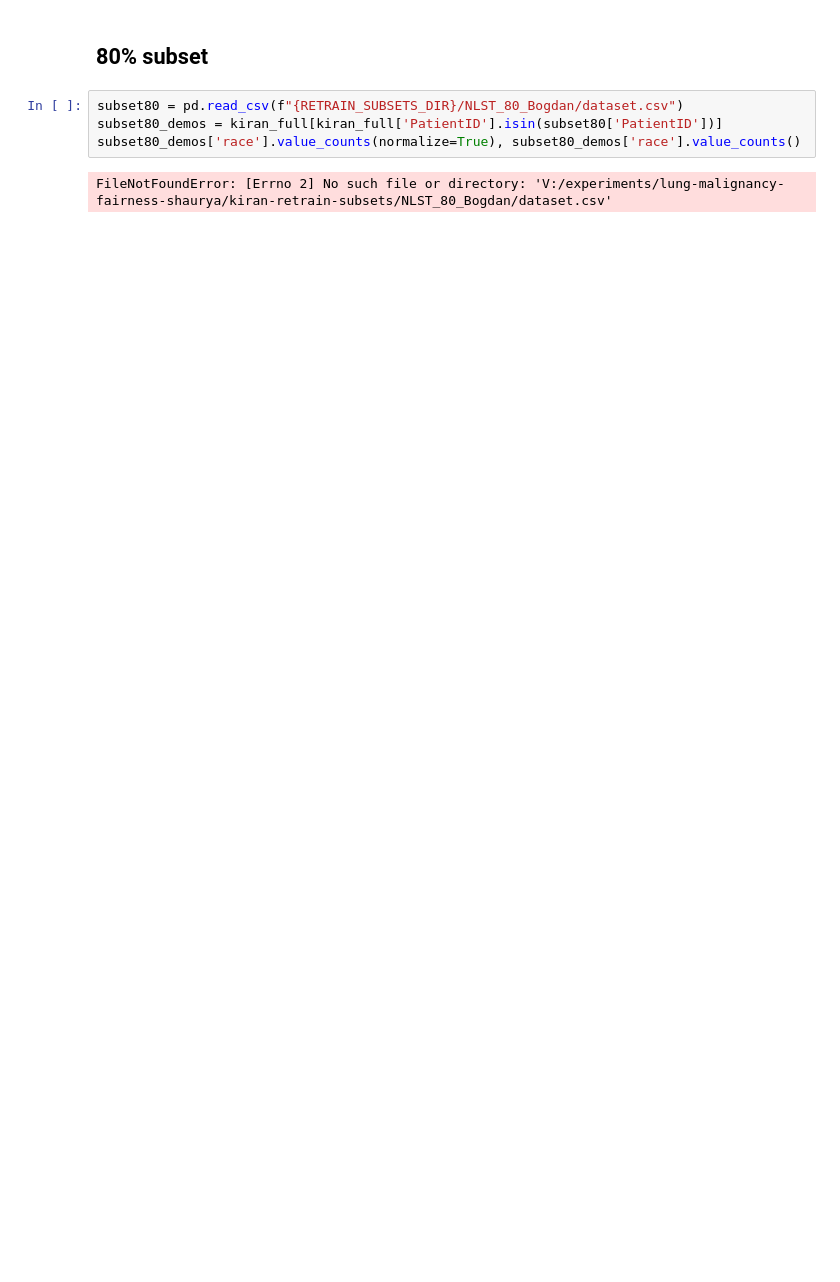
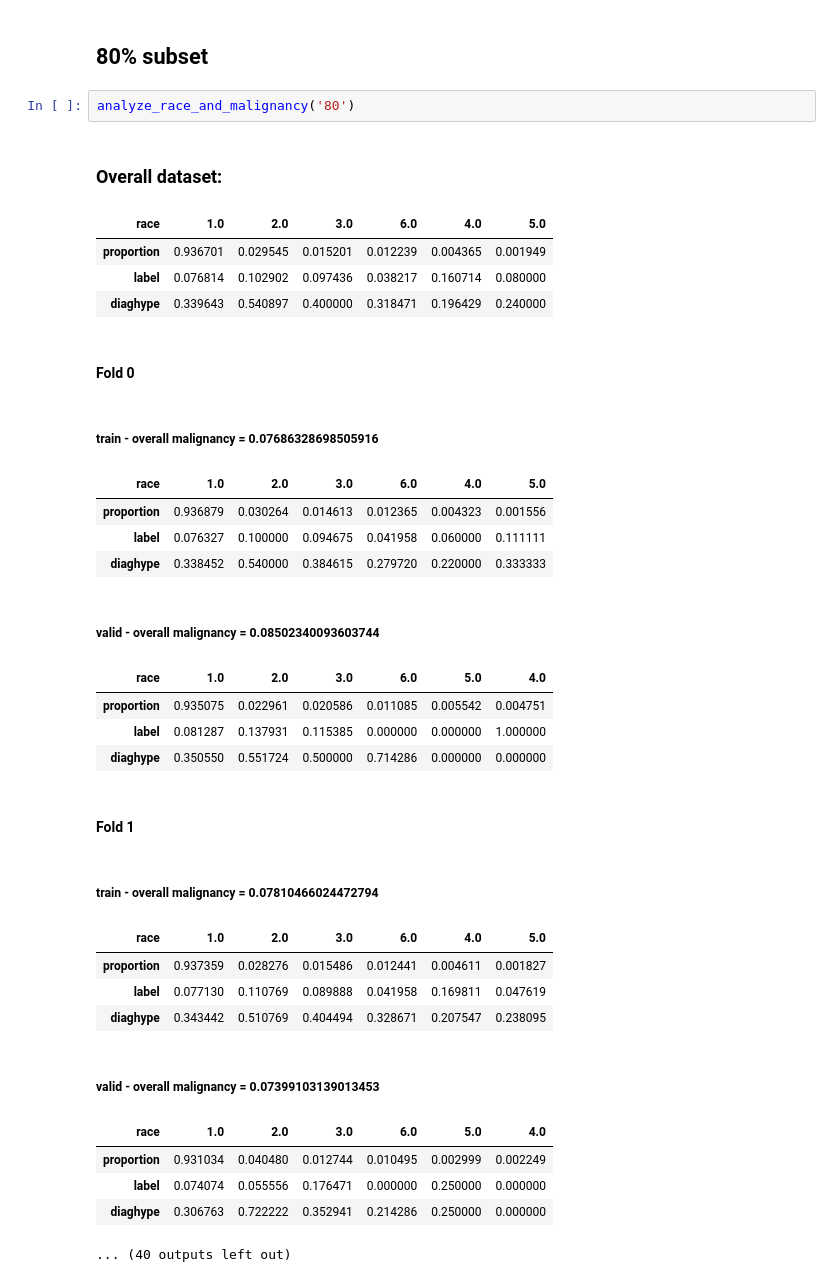
Before and after one commit to DIAGNijmegen/bodyct-lung-malignancy-fairness, a Jupyter notebook: analyze_subsets.ipynb, the cells around one changed output. Saved outputs shown, nothing was run; the diff lists cells and outputs as text; blank space fills up the shorter version.

```diff
--- a/analyze_subsets.ipynb
+++ b/analyze_subsets.ipynb
@@ -108,8 +115,33 @@ subset70_demos['race'].value_counts(normalize=True), subset70_demos['race'].valu
 # %% [markdown]
 ## 80% subset
-# %%
-subset80 = pd.read_csv(f"{RETRAIN_SUBSETS_DIR}/NLST_80_Bogdan/dataset.csv")
-subset80_demos = kiran_full[kiran_full['PatientID'].isin(subset80['PatientID'])]
-subset80_demos['race'].value_counts(normalize=True), subset80_demos['race'].value_counts()
-# %% [output]
-FileNotFoundError: [Errno 2] No such file or directory: 'V:/experiments/lung-malignancy-fairness-shaurya/kiran-retrain-subsets/NLST_80_Bogdan/dataset.csv'
+# %%
+analyze_race_and_malignancy('80')
+# %% [output]
+### Overall dataset:
+| race | 1.0 | 2.0 | 3.0 | 6.0 | 4.0 | 5.0 |
+| proportion | 0.936701 | 0.029545 | 0.015201 | 0.012239 | 0.004365 | 0.001949 |
+| label | 0.076814 | 0.102902 | 0.097436 | 0.038217 | 0.160714 | 0.080000 |
+| diaghype | 0.339643 | 0.540897 | 0.400000 | 0.318471 | 0.196429 | 0.240000 |
+#### Fold 0
+##### train - overall malignancy = 0.07686328698505916
+| race | 1.0 | 2.0 | 3.0 | 6.0 | 4.0 | 5.0 |
+| proportion | 0.936879 | 0.030264 | 0.014613 | 0.012365 | 0.004323 | 0.001556 |
+| label | 0.076327 | 0.100000 | 0.094675 | 0.041958 | 0.060000 | 0.111111 |
+| diaghype | 0.338452 | 0.540000 | 0.384615 | 0.279720 | 0.220000 | 0.333333 |
+##### valid - overall malignancy = 0.08502340093603744
+| race | 1.0 | 2.0 | 3.0 | 6.0 | 5.0 | 4.0 |
+| proportion | 0.935075 | 0.022961 | 0.020586 | 0.011085 | 0.005542 | 0.004751 |
+| label | 0.081287 | 0.137931 | 0.115385 | 0.000000 | 0.000000 | 1.000000 |
+| diaghype | 0.350550 | 0.551724 | 0.500000 | 0.714286 | 0.000000 | 0.000000 |
+#### Fold 1
+##### train - overall malignancy = 0.07810466024472794
+| race | 1.0 | 2.0 | 3.0 | 6.0 | 4.0 | 5.0 |
+| proportion | 0.937359 | 0.028276 | 0.015486 | 0.012441 | 0.004611 | 0.001827 |
+| label | 0.077130 | 0.110769 | 0.089888 | 0.041958 | 0.169811 | 0.047619 |
+| diaghype | 0.343442 | 0.510769 | 0.404494 | 0.328671 | 0.207547 | 0.238095 |
+##### valid - overall malignancy = 0.07399103139013453
+| race | 1.0 | 2.0 | 3.0 | 6.0 | 5.0 | 4.0 |
+| proportion | 0.931034 | 0.040480 | 0.012744 | 0.010495 | 0.002999 | 0.002249 |
+| label | 0.074074 | 0.055556 | 0.176471 | 0.000000 | 0.250000 | 0.000000 |
+| diaghype | 0.306763 | 0.722222 | 0.352941 | 0.214286 | 0.250000 | 0.000000 |
+... (40 outputs left out)
```
Also changed, not shown: parts of 11 cells of this notebook.
